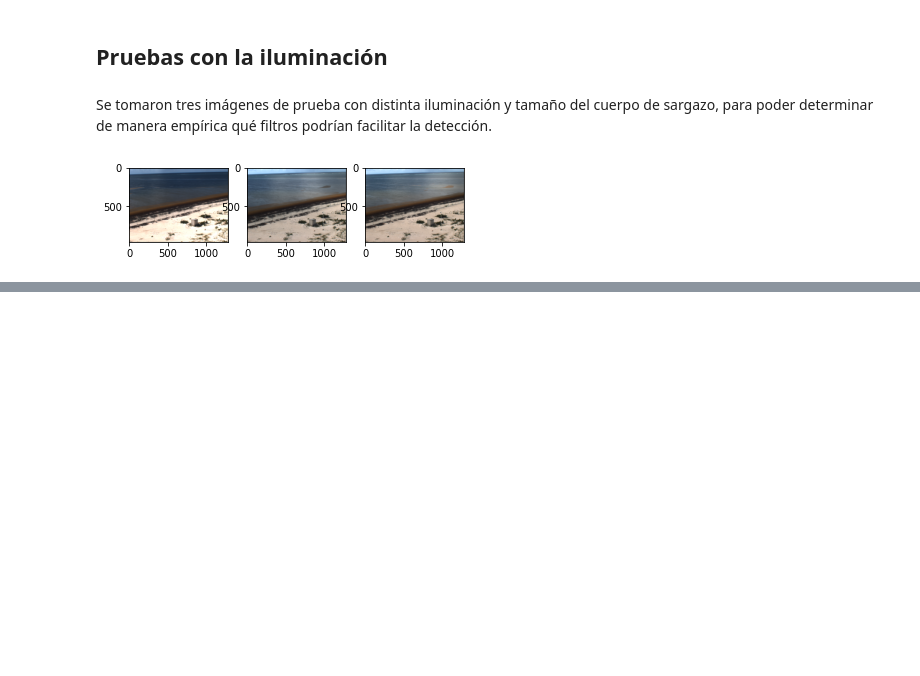
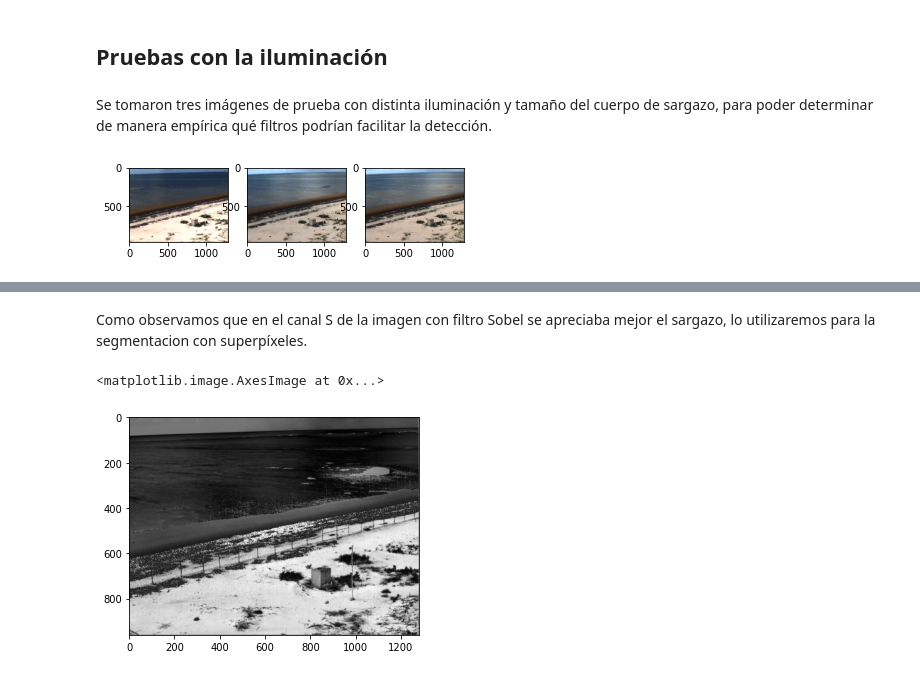
Before and after one commit to FranciscoAng/Proyecto_RP, a Jupyter notebook: Proyecto.ipynb, the cells around one changed output, grey strips where cells are left out. Saved outputs shown, nothing was run; the diff lists cells and outputs as text; code cells hidden in the pictures; blank space fills up the shorter version.

```diff
--- a/Proyecto.ipynb
+++ b/Proyecto.ipynb
@@ -68,0 +132,10 @@ showNImg(imges)
+# %% [markdown]
+Como observamos que en el canal S de la imagen con filtro Sobel se apreciaba mejor el sargazo, lo utilizaremos para la segmentacion con superpíxeles.
+# %%
+#Tomamos el canal S de la imagen con filtro sobel
+sharpImg = test2[:,:,1]
+#Vista previa del canal S
+plt.imshow(sharpImg,cmap=cm.gray)
+# %% [output]
+<matplotlib.image.AxesImage at 0x...>
+[figure, added]
```
Also changed, not shown: parts of 34 cells of this notebook, 24 other files.
